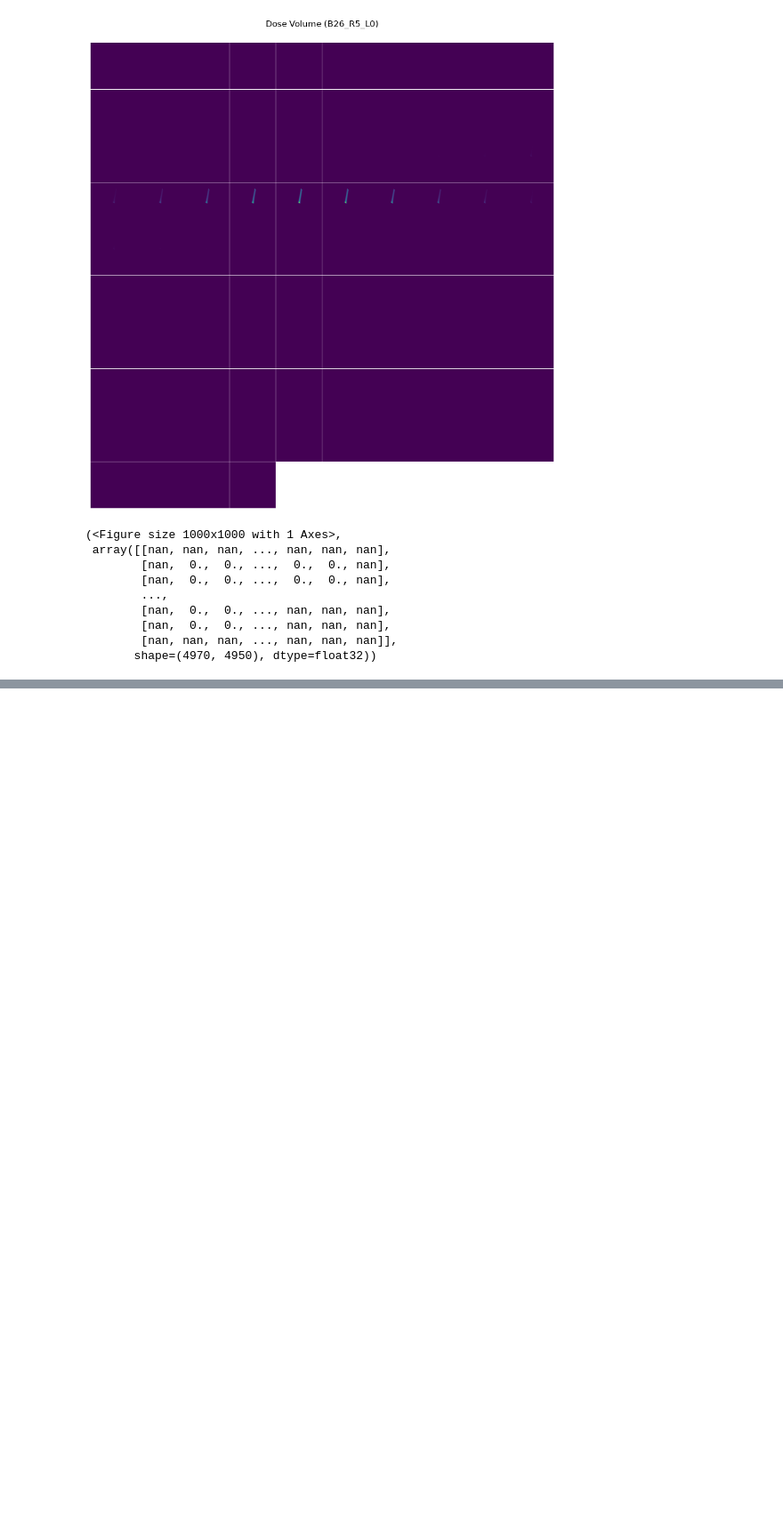
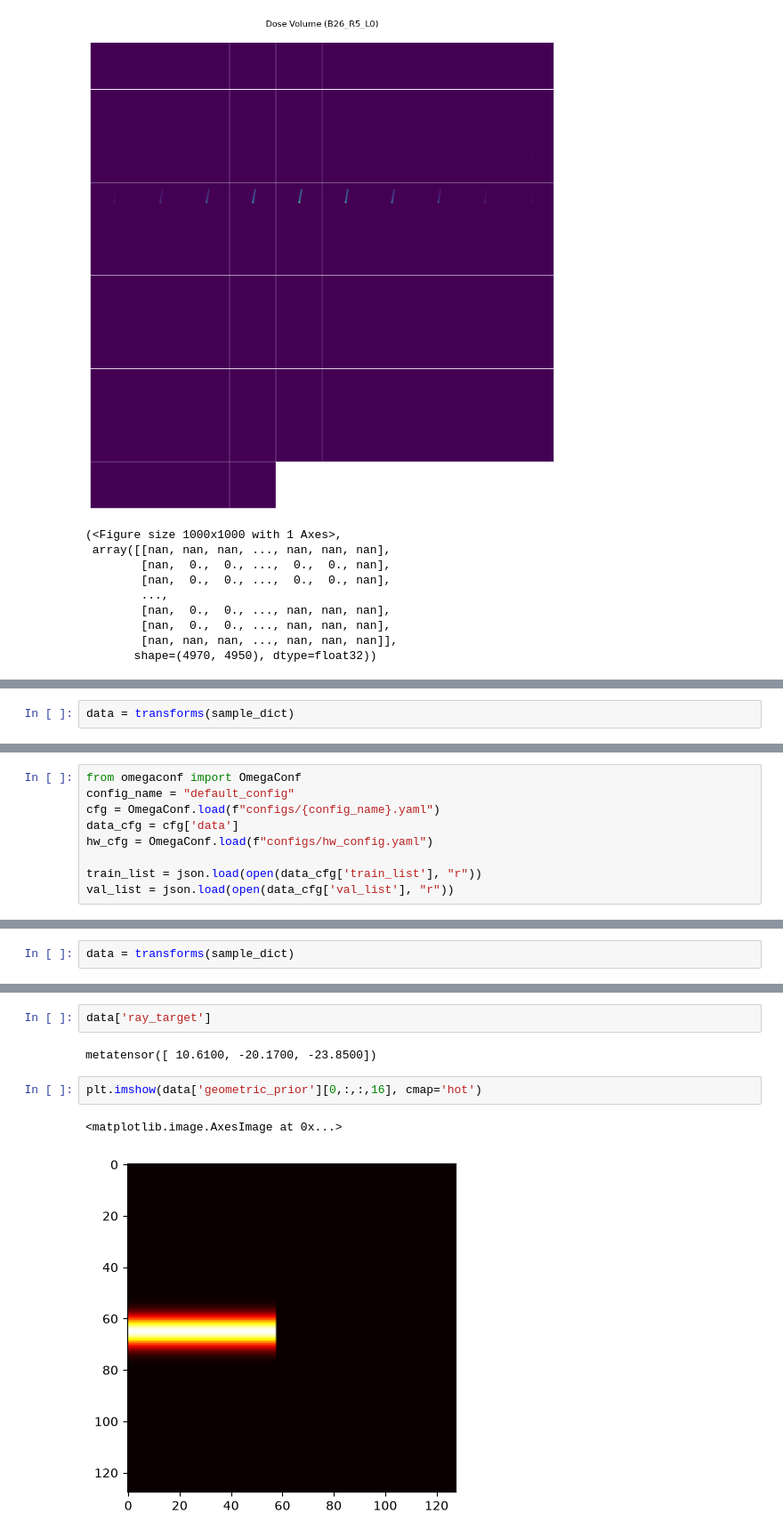
Before and after one commit to Dudgit/nr_dose, a Jupyter notebook: notebooks/atlas.ipynb, the cells around one changed output, grey strips where cells are left out. Shown at 89% size. Drawn from its saved outputs; the diff is of its cells as text; blank space fills up the shorter version.

```diff
--- a/notebooks/atlas.ipynb
+++ b/notebooks/atlas.ipynb
@@ -750,0 +867,2 @@ matshow3d(img, title=f"Dose Volume (B{B}_R{R}_L{L})", frame_dim=2, show=True)
+# %%
+data = transforms(sample_dict)
@@ -750,0 +1025,9 @@ matshow3d(img, title=f"Dose Volume (B{B}_R{R}_L{L})", frame_dim=2, show=True)
+# %%
+from omegaconf import OmegaConf
+config_name = "default_config"
+cfg = OmegaConf.load(f"configs/{config_name}.yaml")
+data_cfg = cfg['data']
+hw_cfg = OmegaConf.load(f"configs/hw_config.yaml")
+
+train_list = json.load(open(data_cfg['train_list'], "r"))
+val_list = json.load(open(data_cfg['val_list'], "r"))
@@ -750,0 +1052,2 @@ matshow3d(img, title=f"Dose Volume (B{B}_R{R}_L{L})", frame_dim=2, show=True)
+# %%
+data = transforms(sample_dict)
@@ -750,0 +1058,9 @@ matshow3d(img, title=f"Dose Volume (B{B}_R{R}_L{L})", frame_dim=2, show=True)
+# %%
+data['ray_target']
+# %% [output]
+metatensor([ 10.6100, -20.1700, -23.8500])
+# %%
+plt.imshow(data['geometric_prior'][0,:,:,16], cmap='hot')
+# %% [output]
+<matplotlib.image.AxesImage at 0x...>
+[figure, added]
```
Also changed, not shown: parts of 13 cells of this notebook, 6 other files.
